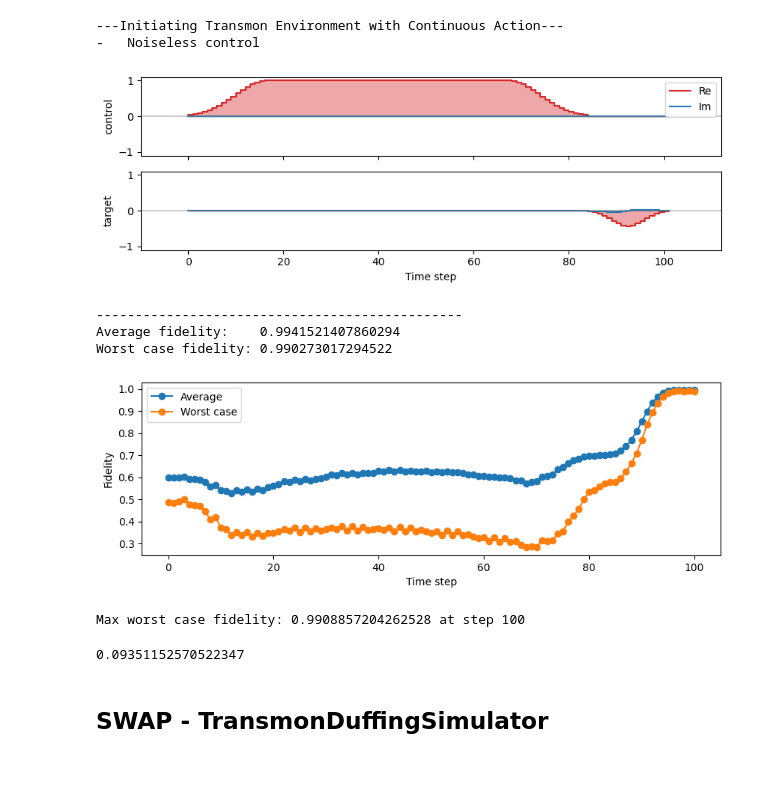
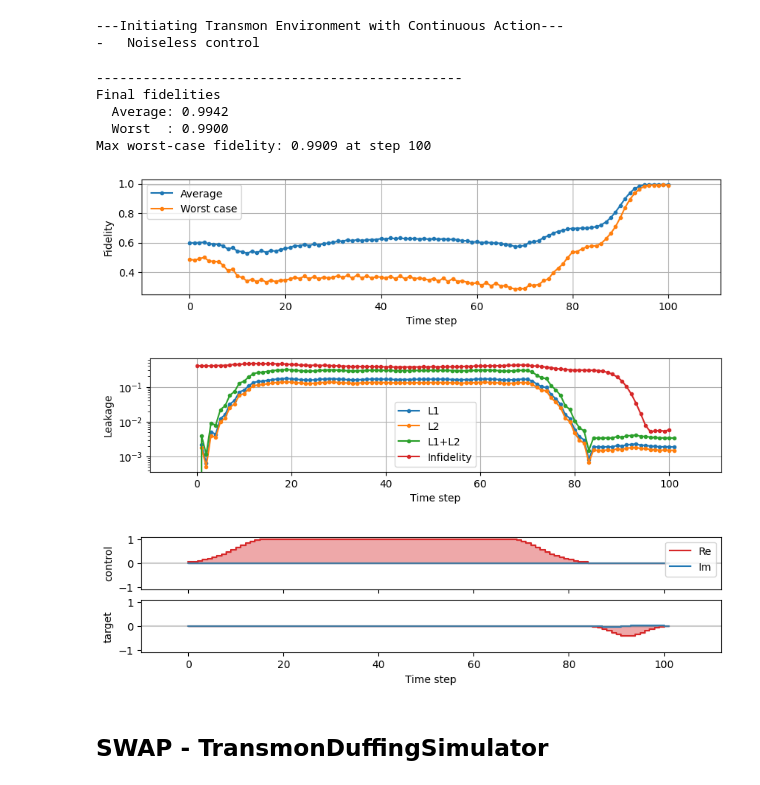
Before and after one commit to honamnguyen/drl_gatedesign, a Jupyter notebook: gym/dev_gym.ipynb, the cells around one changed output. Cells and saved outputs as stored; diff of their text form; code cells hidden in the pictures.

```diff
--- a/gym/dev_gym.ipynb
+++ b/gym/dev_gym.ipynb
@@ -155,7 +155,7 @@ rl_state = 'ket'
 pca_order = (4,2)
 
 # reward
-reward_type = 'average'
+reward_type = 'worst'
 reward_scheme = 'local-fidelity-difference'
 fid_threshold = 0.999
 worstfid_method = 'SLSQP-ket-7'
@@ -190,61 +190,73 @@ cr1_pulse = cr1(x_gauss,x_const,amp,sig,phase)
 # drag
 sig = 7.3/(duration/num_seg)
 amp = -0.43
 beta = 0.4
 
 x_drag = np.linspace(0,duration_drag,duration_drag+1)
 drag_pulse = drag(x_drag,amp,beta,sig)
 
 # combine
 cr1_total_pulse = np.hstack([cr1_pulse,np.zeros_like(cr1_pulse)])
 drag_total_pulse = np.hstack([np.zeros_like(drag_pulse),drag_pulse])
 total_pulse = np.vstack([cr1_total_pulse,drag_total_pulse])
 
 channel_labels = ['control','target']
-plot_pulse(total_pulse,channel_labels)
-plt.show()
 
 # run environment
-env.step_params['reward_type'] = 'average'
 env.reset()
 avg_fids = []
-states = []
+worst_fids = []
+leakages = []
 for action in total_pulse:
     state,reward,done,_ = env.step(action)
-    avg_fids.append(env.fid)
-    states.append(state)
+    avg_fids.append(env.avg_fid)
+    worst_fids.append(env.fid)
+    leakages.append(env.leakage)
 avg_fids = np.array(avg_fids)
-states = np.array(states)
-
-env.step_params['reward_type'] = 'worst'
-env.reset()
-worst_fids = []
-for action in total_pulse:
-    state,reward,done,_ = env.step(action)
-    worst_fids.append(env.fid)
 worst_fids = np.array(worst_fids)
+leakages = np.array(leakages)
 
 print('-----------------------------------------------')
-print(f'Average fidelity:    {avg_fids[-1]}')
-print(f'Worst case fidelity: {worst_fids[-1]}')
+print('Final fidelities')
+print(f'  Average: {avg_fids[-1]:.4f}')
+print(f'  Worst  : {worst_fids[-1]:.4f}')
+print(f'Max worst-case fidelity: {worst_fids.max():.4f} at step {worst_fids.argmax()+1}')
 
-plt.figure(figsize=(10,3))
-plt.plot(avg_fids,'o-',label='Average')
-plt.plot(worst_fids,'o-',label='Worst case')
+# Plot fidelities
+plt.figure(figsize=(10,2))
+plt.plot(avg_fids,'o-',markersize=3,label='Average')
+plt.plot(worst_fids,'o-',markersize=3,label='Worst case')
+plt.xlim([-int(0.1*len(avg_fids)),len(avg_fids)+int(0.1*len(avg_fids))])
 plt.xlabel('Time step')
 plt.ylabel('Fidelity')
 plt.legend()
+plt.grid()
 plt.show()
-print(f'Max worst case fidelity: {worst_fids.max()} at step {worst_fids.argmax()+1}')
-abs(total_pulse[1:]-total_pulse[:-1]).max()
+
+# Plot leakages
+plt.figure(figsize=(10,2))
+plt.plot(leakages,'o-',markersize=3,label=['L1','L2'])
+plt.plot(leakages.sum(1),'o-',markersize=3,label='L1+L2')
+plt.plot(1-avg_fids,'o-',markersize=3,label='Infidelity')
+plt.xlim([-int(0.1*len(avg_fids)),len(avg_fids)+int(0.1*len(avg_fids))])
+plt.yscale('log')
+plt.xlabel('Time step')
+plt.ylabel('Leakage')
+plt.legend()
+plt.grid()
+plt.show()
+
+plot_pulse(total_pulse,channel_labels)
+plt.show()
 # %% [output]
+-----------------------------------------------
+Final fidelities
+  Average: 0.9942
+  Worst  : 0.9900
+Max worst-case fidelity: 0.9909 at step 100
-[figure, old version]
+[figure, new version]
------------------------------------------------
-Average fidelity:    0.9941521407860294
-Worst case fidelity: 0.990273017294522
-[figure, old version]
+[figure, new version]
-Max worst case fidelity: 0.9908857204262528 at step 100
-0.09351152570522347
+[figure, added]
 # %% [markdown]
 ## SWAP - TransmonDuffingSimulator
 # %%
```
Also changed, not shown: parts of 28 cells of this notebook.
